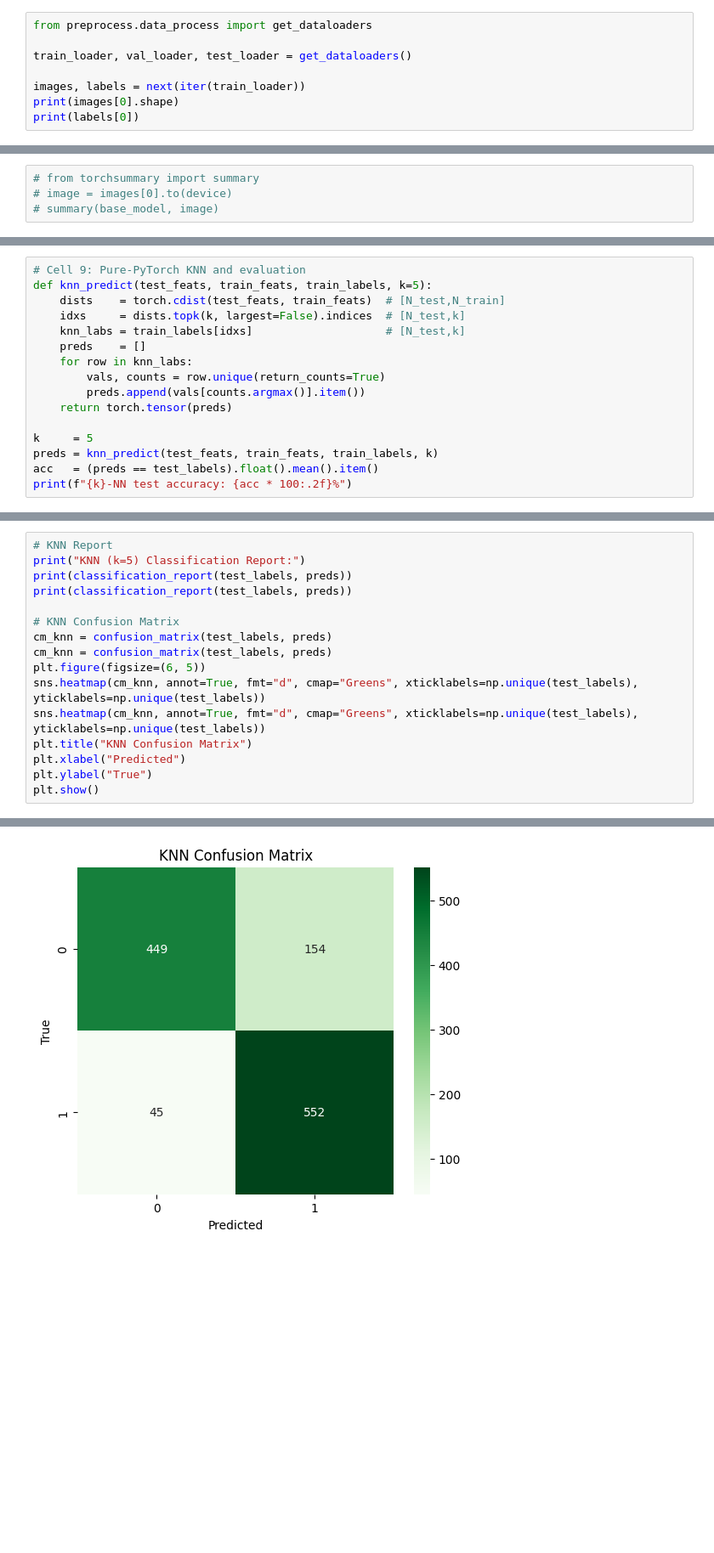
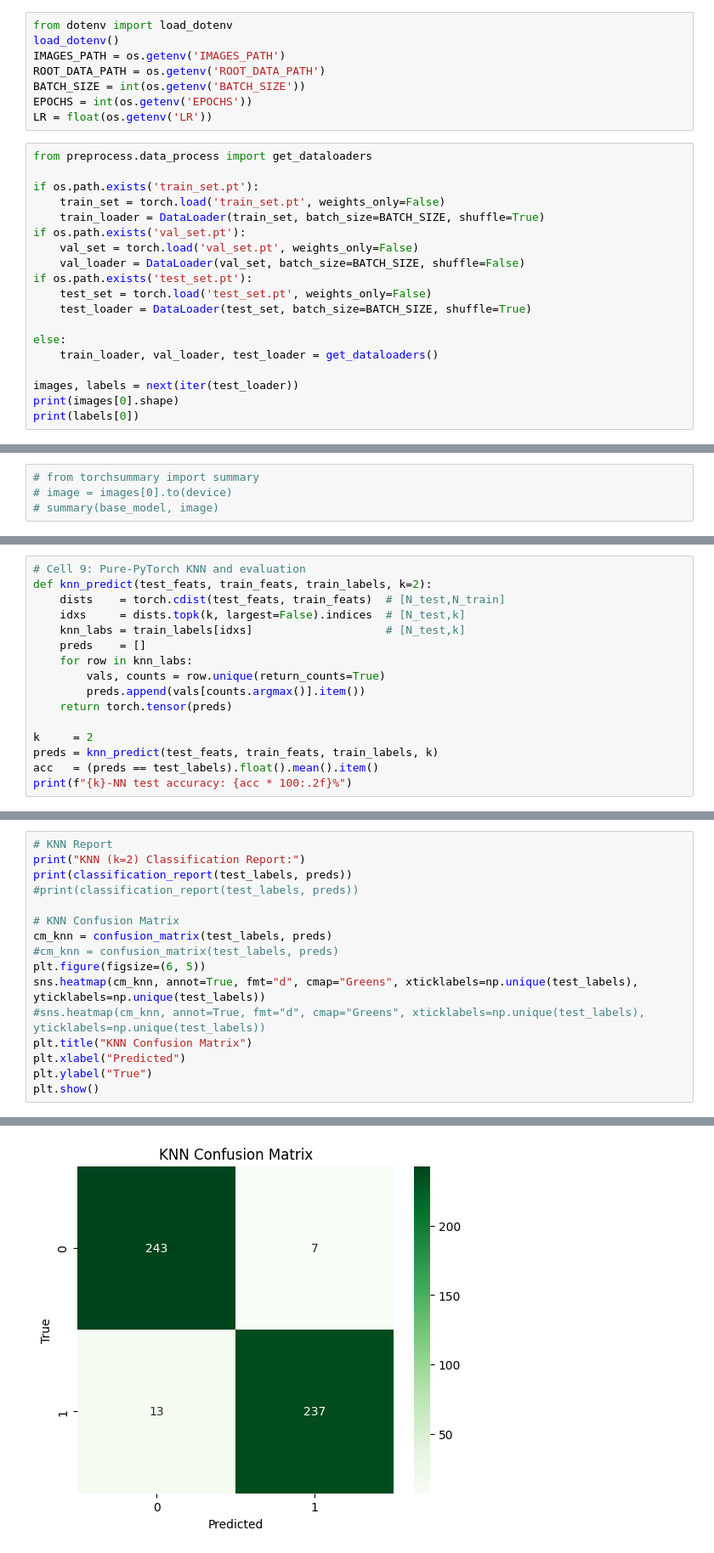
Before and after one commit to Gurpranked/Grad-CV-I_Final-Project, a Jupyter notebook: cnn.ipynb, the cells around one changed output, grey strips where cells are left out. Shown at 85% size. Drawn from its saved outputs; the diff is of its cells as text; blank space fills up the shorter version.

```diff
--- a/cnn.ipynb
+++ b/cnn.ipynb
@@ -22,12 +22,31 @@ device = torch.device("cuda" if torch.cuda.is_available() else "cpu")
 print("Using device:", device)
 # %% [output]
 Using device: cuda
+# %%
+from dotenv import load_dotenv
+load_dotenv()
+IMAGES_PATH = os.getenv('IMAGES_PATH')
+ROOT_DATA_PATH = os.getenv('ROOT_DATA_PATH')
+BATCH_SIZE = int(os.getenv('BATCH_SIZE'))
+EPOCHS = int(os.getenv('EPOCHS'))
+LR = float(os.getenv('LR'))
 # %%
 from preprocess.data_process import get_dataloaders
 
-train_loader, val_loader, test_loader = get_dataloaders()
+if os.path.exists('train_set.pt'):
+    train_set = torch.load('train_set.pt', weights_only=False)
+    train_loader = DataLoader(train_set, batch_size=BATCH_SIZE, shuffle=True)
+if os.path.exists('val_set.pt'):
+    val_set = torch.load('val_set.pt', weights_only=False)
+    val_loader = DataLoader(val_set, batch_size=BATCH_SIZE, shuffle=False)
+if os.path.exists('test_set.pt'):
+    test_set = torch.load('test_set.pt', weights_only=False)
+    test_loader = DataLoader(test_set, batch_size=BATCH_SIZE, shuffle=True)
 
-images, labels = next(iter(train_loader))
+else:
+    train_loader, val_loader, test_loader = get_dataloaders()
+
+images, labels = next(iter(test_loader))
 print(images[0].shape)
 print(labels[0])
 # %% [output]
@@ -82,6 +104,6 @@ Test  feats: torch.Size([1200, 512]),  Test labels: torch.Size([1200])
 # %%
 # Cell 9: Pure‑PyTorch KNN and evaluation
-def knn_predict(test_feats, train_feats, train_labels, k=5):
+def knn_predict(test_feats, train_feats, train_labels, k=2):
     dists    = torch.cdist(test_feats, train_feats)  # [N_test,N_train]
     idxs     = dists.topk(k, largest=False).indices  # [N_test,k]
     knn_labs = train_labels[idxs]                    # [N_test,k]
@@ -91,7 +113,7 @@ def knn_predict(test_feats, train_feats, train_labels, k=5):
         preds.append(vals[counts.argmax()].item())
     return torch.tensor(preds)
 
-k     = 5
+k     = 2
 preds = knn_predict(test_feats, train_feats, train_labels, k)
 acc   = (preds == test_labels).float().mean().item()
 print(f"{k}-NN test accuracy: {acc * 100:.2f}%")
@@ -112,16 +134,16 @@ svm.fit(X_train, y_train)
 svm_preds = svm.predict(X_test)
 # %%
 # KNN Report
-print("KNN (k=5) Classification Report:")
+print("KNN (k=2) Classification Report:")
 print(classification_report(test_labels, preds))
-print(classification_report(test_labels, preds))
+#print(classification_report(test_labels, preds))
 
 # KNN Confusion Matrix
 cm_knn = confusion_matrix(test_labels, preds)
-cm_knn = confusion_matrix(test_labels, preds)
+#cm_knn = confusion_matrix(test_labels, preds)
 plt.figure(figsize=(6, 5))
 sns.heatmap(cm_knn, annot=True, fmt="d", cmap="Greens", xticklabels=np.unique(test_labels), yticklabels=np.unique(test_labels))
-sns.heatmap(cm_knn, annot=True, fmt="d", cmap="Greens", xticklabels=np.unique(test_labels), yticklabels=np.unique(test_labels))
+#sns.heatmap(cm_knn, annot=True, fmt="d", cmap="Greens", xticklabels=np.unique(test_labels), yticklabels=np.unique(test_labels))
 plt.title("KNN Confusion Matrix")
 plt.xlabel("Predicted")
 plt.ylabel("True")
@@ -139,4 +161,4 @@ weighted avg       0.85      0.83      0.83      1200
-[figure, old version]
+[figure, new version]
 # %%
 # SVM Report
 print("SVM (linear) Classification Report:")
```
Also changed, not shown: parts of 11 cells of this notebook.
